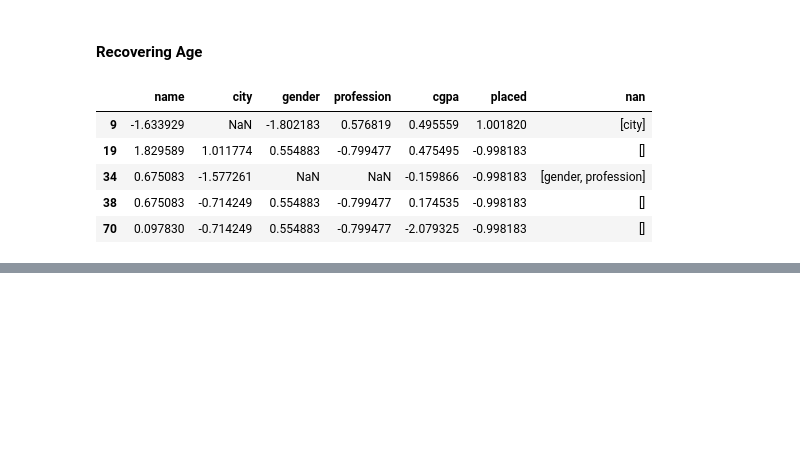
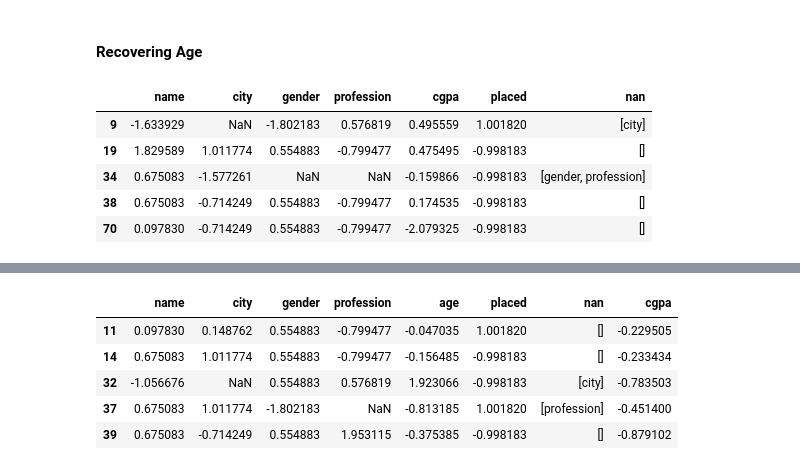
Before and after one commit to fadeeva/nakedML, a Jupyter notebook: MLnotes/001.ipynb, the cells around one changed output, grey strips where cells are left out. Cells and saved outputs as stored; diff of their text form; code cells hidden in the pictures; blank space fills up the shorter version.

Commit message:
recoveried cgpa column and some refactoring

```diff
--- a/MLnotes/001.ipynb
+++ b/MLnotes/001.ipynb
@@ -199,14 +200,14 @@ def get_recovery_df(column):
 # %%
 em_distance = lambda p, q: ((p - q)**2).sum(axis=1)
 
-def em_recovery(row, col_for_recvery):
+def em_recovery(row, col_for_recovery):
     distances = em_distance(
-        FULL_BASE.drop([col_for_recvery] + row['nan'], axis=1),
+        FULL_BASE.drop([col_for_recovery] + row['nan'], axis=1),
         row.drop('nan')
     )
     distances += 1e-10 # division-by-zero protection
 
-    return 1 / (1 / distances).sum() * (FULL_BASE[col_for_recvery] / distances).sum()
+    return 1 / (1 / distances).sum() * (FULL_BASE[col_for_recovery] / distances).sum()
 # %% [markdown]
 #### Recovering Age
 # %%
@@ -232,0 +235,3 @@ AGE_recovery.head()
+# %%
+CGPA_recovery = get_recovery_df('cgpa')
+CGPA_recovery.head()
@@ -232,0 +245,10 @@ AGE_recovery.head()
+# %%
+CGPA_recovery['cgpa'] = CGPA_recovery.apply(em_recovery, col_for_recovery='cgpa', axis=1)
+CGPA_recovery.head()
+# %% [output]
+|  | name | city | gender | profession | age | placed | nan | cgpa |
+| 11 | 0.097830 | 0.148762 | 0.554883 | -0.799477 | -0.047035 | 1.001820 | [] | -0.229505 |
+| 14 | 0.675083 | 1.011774 | 0.554883 | -0.799477 | -0.156485 | -0.998183 | [] | -0.233434 |
+| 32 | -1.056676 | NaN | 0.554883 | 0.576819 | 1.923066 | -0.998183 | [city] | -0.783503 |
+| 37 | 0.675083 | 1.011774 | -1.802183 | NaN | -0.813185 | 1.001820 | [profession] | -0.451400 |
+| 39 | 0.675083 | -0.714249 | 0.554883 | 1.953115 | -0.375385 | -0.998183 | [] | -0.879102 |
```
Also changed, not shown: parts of 5 cells of this notebook.
